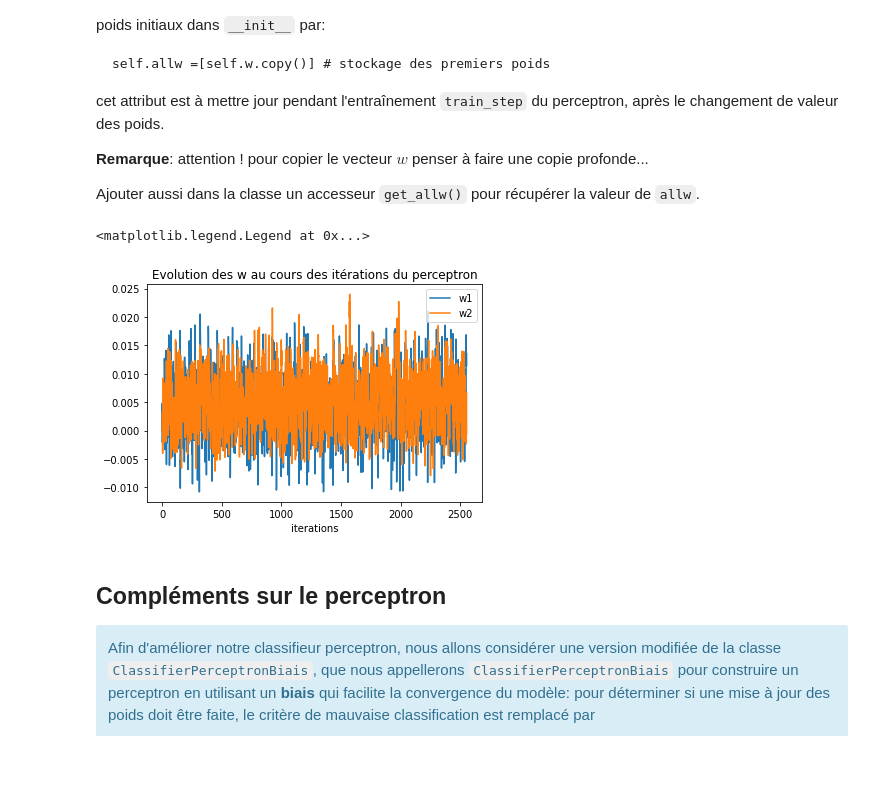
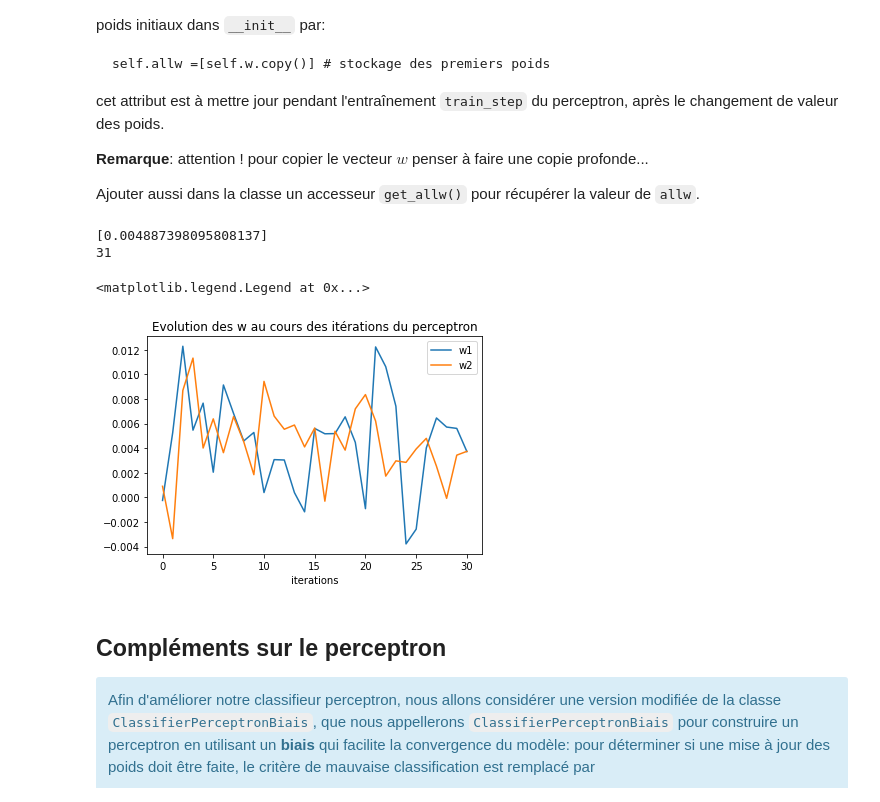
Before and after one commit to baris221/LU3IN026_TME, a Jupyter notebook: TME4/tme-04.ipynb, the cells around one changed output. Saved outputs shown, nothing was run; the diff lists cells and outputs as text; code cells hidden in the pictures; blank space fills up the shorter version.

```diff
--- a/TME4/tme-04.ipynb
+++ b/TME4/tme-04.ipynb
@@ -156,36 +160,40 @@ Ajouter aussi dans la classe un accesseur `get_allw()` pour récupérer la valeu
 # %%
 # A utiliser une fois la classe ClassifierPerceptron modifiée par l'ajout de allw
 
 # Paramètres pour le perceptron:
 dim = 2
 eps = 5e-3    # learning rate
 poids_0 = True   # valeur initiale des poids à 0
 
 # Réinitialisation de la graine pour la mise au point (à enlever ensuite !)
 np.random.seed(42)   # on prend 42 comme graine
 
 perceptron2 = classif.ClassifierPerceptron(dim, learning_rate=eps, init=poids_0)
 
-les_differences = perceptron2.train(data, label,nb_max=100)
+les_differences = perceptron2.train(data, label,niter_max=100)
+print(les_differences)
 
 # récupération de l'évolution des w au cours de l'apprentissage
 # perceptron initialisé à 0
 # si allw est sous forme de liste de couples [w1, w2], on doit la convertir en np.array pour la suite:
 allw = np.array(perceptron2.get_allw())
+print(len(allw))
 
 # Tracé de l'évolution des w:
 plt.figure()
-plt.plot(allw[:,0]) # première coordonnée du vecteur poids: w1
-plt.plot(allw[:,1]) # deuxième coordonnée du vecteur poids: w2
+plt.plot(allw[:,0]) # première coordonnée du vecteur poids: w1
+plt.plot(allw[:,1]) # deuxième coordonnée du vecteur poids: w2
 plt.title('Evolution des w au cours des itérations du perceptron')
 plt.xlabel('iterations')
 plt.legend(['w1','w2'])
 
 # Sauvegarde de la figure obtenue (décommenter la ligne ci-dessous):
 #plt.savefig('out/cvg.png')
 # %% [output]
-<matplotlib.legend.Legend at 0x...>
+[0.004887398095808137]
+31
+<matplotlib.legend.Legend at 0x...>
-[figure, old version]
+[figure, new version]
 # %% [markdown]
 ## Compléments sur le perceptron
 
```
Also changed, not shown: parts of 16 cells of this notebook.
